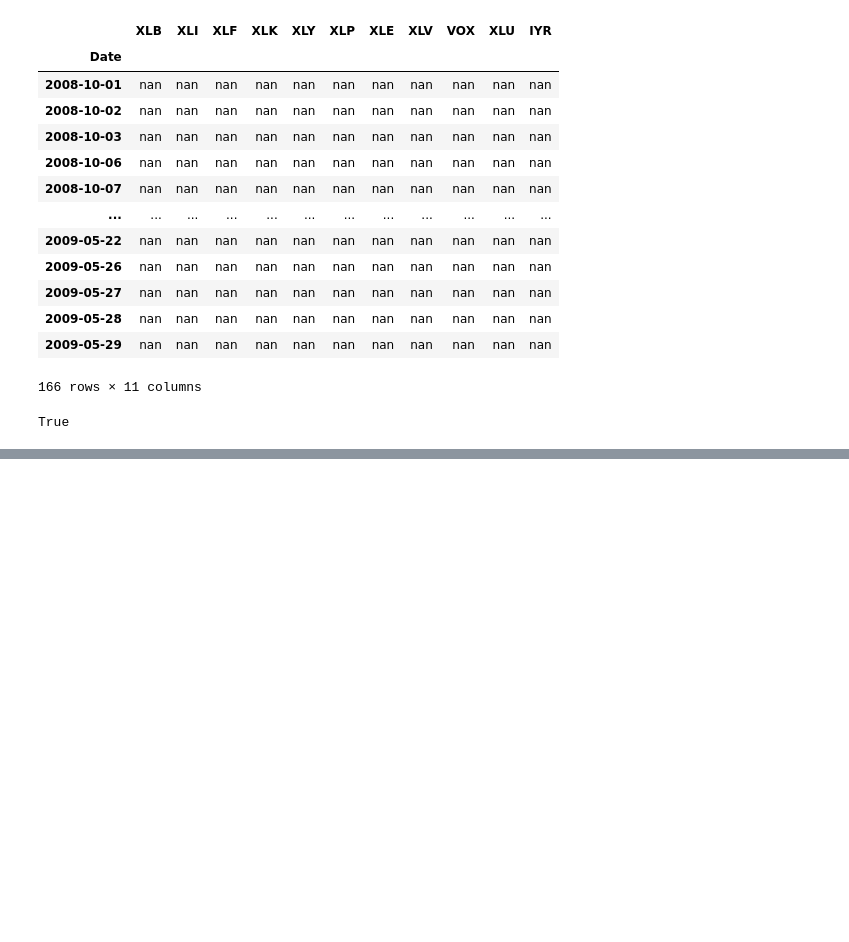
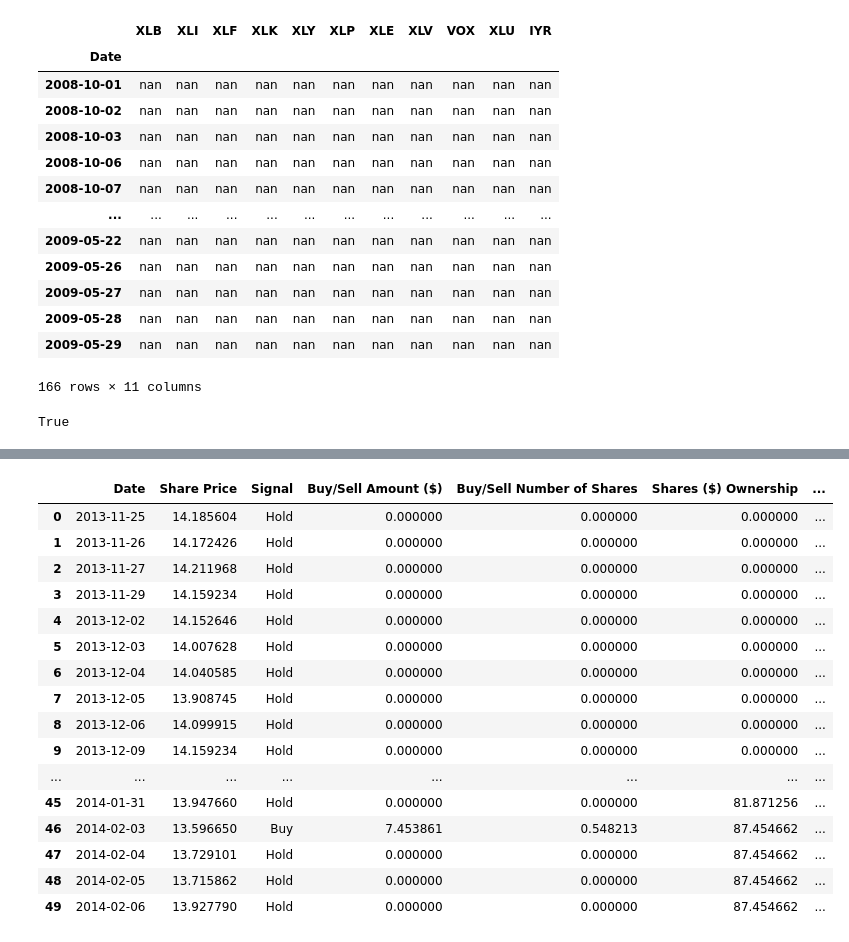
Before and after one commit to bennicholson2/Enhancing-Technical-Analysis-with-Data-Science, a Jupyter notebook: Technical Analysis/buy_hold_analysis.ipynb, the cells around one changed output, grey strips where cells are left out. Saved outputs shown, nothing was run; the diff lists cells and outputs as text; code cells hidden in the pictures; blank space fills up the shorter version.

Commit message:
completed stock tracker

```diff
--- a/Technical Analysis/buy_hold_analysis.ipynb
+++ b/Technical Analysis/buy_hold_analysis.ipynb
@@ -350,19 +423,0 @@ during contraction purchase 5% in XLY at time 2008-09-24 00:00:00
-# %%
-all_data = {
-    'Adj Close': sector_etf_adjusted_close,
-    'Bollinger Band': bb_bands_signals
-}
-
-list = []
-
-for period in economic_cycle_periods_list:
-    for row_idx,row in all_data['Bollinger Band'][period].iterrows():
-        for col_idx,value in enumerate(row):
-            if value == 'Buy':
-                adj_close_price = adj_close_sector_etf[period].loc[row_idx,sector_etf_tickers[col_idx]]
-                print(f'buy ticker {sector_etf_tickers[col_idx]} at day {row_idx} for {adj_close_price}')
-
-            elif value =='Sell':
-                adj_close_price = adj_close_sector_etf[period].loc[row_idx,sector_etf_tickers[col_idx]]
-                print(f'Sell ticker {sector_etf_tickers[col_idx]} at day {row_idx} for {adj_close_price}')
-            else: continue
@@ -390,0 +424,3 @@ Series([], dtype: int64)
+# %%
+portfolio_summary = {period: {ticker: pd.DataFrame() for ticker in sector_etf_tickers} for period in economic_cycle_periods_list}
+portfolio_summary['trough']['XLB']
@@ -390,0 +741,20 @@ Series([], dtype: int64)
+# %%
+a['Stock Tracker']['expansion']['XLF'].head(50)
+# %% [output]
+|  | Date | Share Price | Signal | Buy/Sell Amount ($) | Buy/Sell Number of Shares | Shares ($) Ownership | ... |
+| 0 | 2013-11-25 | 14.185604 | Hold | 0.000000 | 0.000000 | 0.000000 | ... |
+| 1 | 2013-11-26 | 14.172426 | Hold | 0.000000 | 0.000000 | 0.000000 | ... |
+| 2 | 2013-11-27 | 14.211968 | Hold | 0.000000 | 0.000000 | 0.000000 | ... |
+| 3 | 2013-11-29 | 14.159234 | Hold | 0.000000 | 0.000000 | 0.000000 | ... |
+| 4 | 2013-12-02 | 14.152646 | Hold | 0.000000 | 0.000000 | 0.000000 | ... |
+| 5 | 2013-12-03 | 14.007628 | Hold | 0.000000 | 0.000000 | 0.000000 | ... |
+| 6 | 2013-12-04 | 14.040585 | Hold | 0.000000 | 0.000000 | 0.000000 | ... |
+| 7 | 2013-12-05 | 13.908745 | Hold | 0.000000 | 0.000000 | 0.000000 | ... |
+| 8 | 2013-12-06 | 14.099915 | Hold | 0.000000 | 0.000000 | 0.000000 | ... |
+| 9 | 2013-12-09 | 14.159234 | Hold | 0.000000 | 0.000000 | 0.000000 | ... |
+| ... | ... | ... | ... | ... | ... | ... | ... |
+| 45 | 2014-01-31 | 13.947660 | Hold | 0.000000 | 0.000000 | 81.871256 | ... |
+| 46 | 2014-02-03 | 13.596650 | Buy | 7.453861 | 0.548213 | 87.454662 | ... |
+| 47 | 2014-02-04 | 13.729101 | Hold | 0.000000 | 0.000000 | 87.454662 | ... |
+| 48 | 2014-02-05 | 13.715862 | Hold | 0.000000 | 0.000000 | 87.454662 | ... |
+| 49 | 2014-02-06 | 13.927790 | Hold | 0.000000 | 0.000000 | 87.454662 | ... |
```
Also changed, not shown: parts of 10 cells of this notebook.
